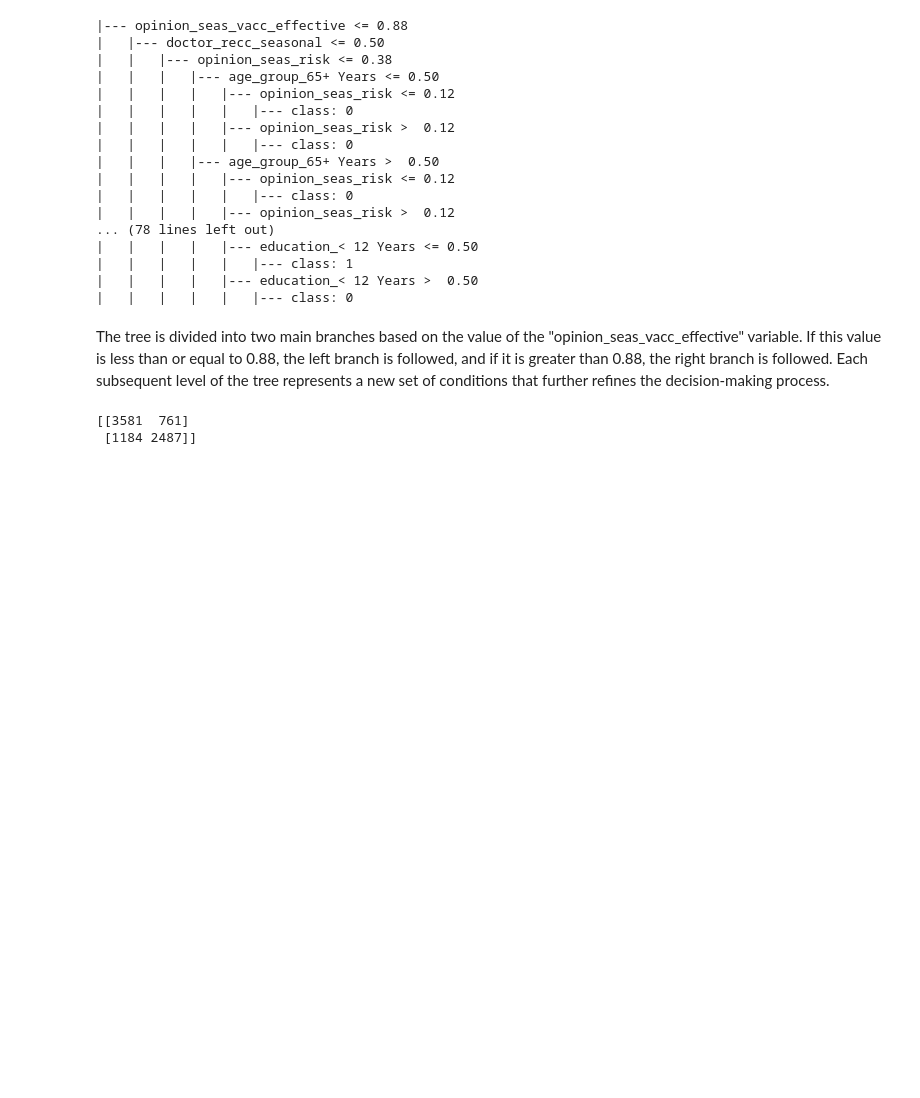
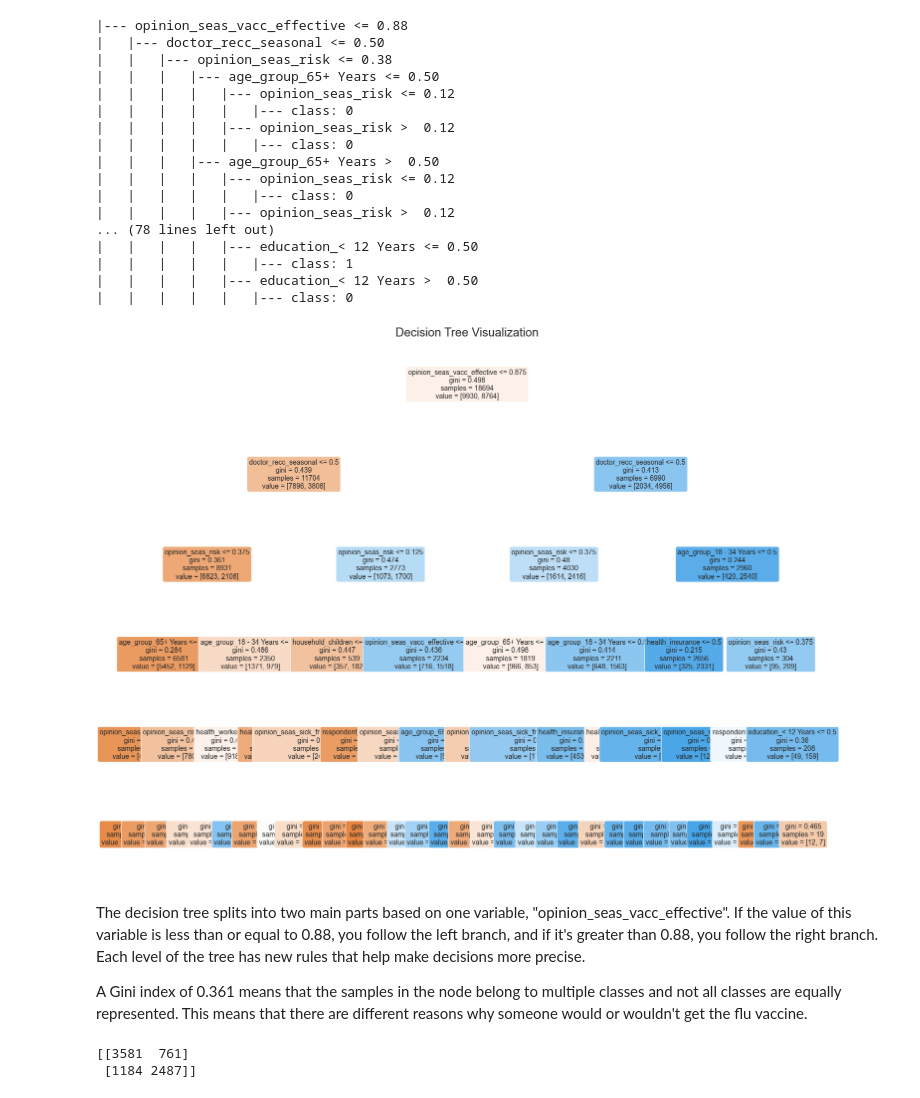
Before and after one commit to bnittalee/H1N1-Flu-Vaccines, a Jupyter notebook: Notebook.ipynb, the cells around one changed output. Saved outputs shown, nothing was run; the diff lists cells and outputs as text; code cells hidden in the pictures; blank space fills up the shorter version.

```diff
--- a/Notebook.ipynb
+++ b/Notebook.ipynb
@@ -640,0 +645,25 @@ print(X_test_scaled)
+# %%
+from sklearn.dummy import DummyClassifier
+
+# Create a dummy classifier
+dummy_clf = DummyClassifier(strategy='most_frequent')
+
+# Train the dummy classifier on the training data
+dummy_clf.fit(X_train_encoded, y_train)
+
+# Evaluate the dummy classifier on the test data
+dummy_clf.score(X_test_encoded, y_test)
+
+# Make predictions on the training data
+y_train_pred = dummy_clf.predict(X_train_encoded)
+
+# Generate the training report matrix
+print("Training Report Matrix")
+print(classification_report(y_train, y_train_pred))
+
+# Make predictions on the test data
+y_test_pred = dummy_clf.predict(X_test_encoded)
+
+# Generate the test report matrix
+print("Test Report Matrix")
+print(classification_report(y_test, y_test_pred))
@@ -930,8 +982,31 @@ print(tree_rules)
 |   |   |   |   |   |--- class: 1
 |   |   |   |   |--- education_< 12 Years >  0.50
 |   |   |   |   |   |--- class: 0
+# %%
+import matplotlib.pyplot as plt
+from sklearn.tree import plot_tree
+
+# Plot the decision tree
+plt.figure(figsize=(25,20))
+plot_tree(clf_decision_tree,
+          feature_names=features_list,
+          filled=True,
+          rounded=True,
+          fontsize=14)
+
+# Add title and axis labels
+plt.title("Decision Tree Visualization", fontsize=24)
+plt.xlabel("Features", fontsize=20)
+plt.ylabel("Depth", fontsize=20)
+
+# Show plot
+plt.show()
+# %% [output]
+[figure, added]
 # %% [markdown]
-The tree is divided into two main branches based on the value of the "opinion_seas_vacc_effective" variable. If this value is less than or equal to 0.88, the left branch is followed, and if it is greater than 0.88, the right branch is followed. Each subsequent level of the tree represents a new set of conditions that further refines the decision-making process.
+The decision tree splits into two main parts based on one variable, "opinion_seas_vacc_effective". If the value of this variable is less than or equal to 0.88, you follow the left branch, and if it's greater than 0.88, you follow the right branch. Each level of the tree has new rules that help make decisions more precise.
+
+A Gini index of 0.361 means that the samples in the node belong to multiple classes and not all classes are equally represented. This means that there are different reasons why someone would or wouldn't get the flu vaccine.
 # %%
 test_pred_decision_tree = clf_decision_tree.predict(X_test_scaled)
 # %%
```
Also changed, not shown: parts of 9 cells of this notebook, 3 other files.
